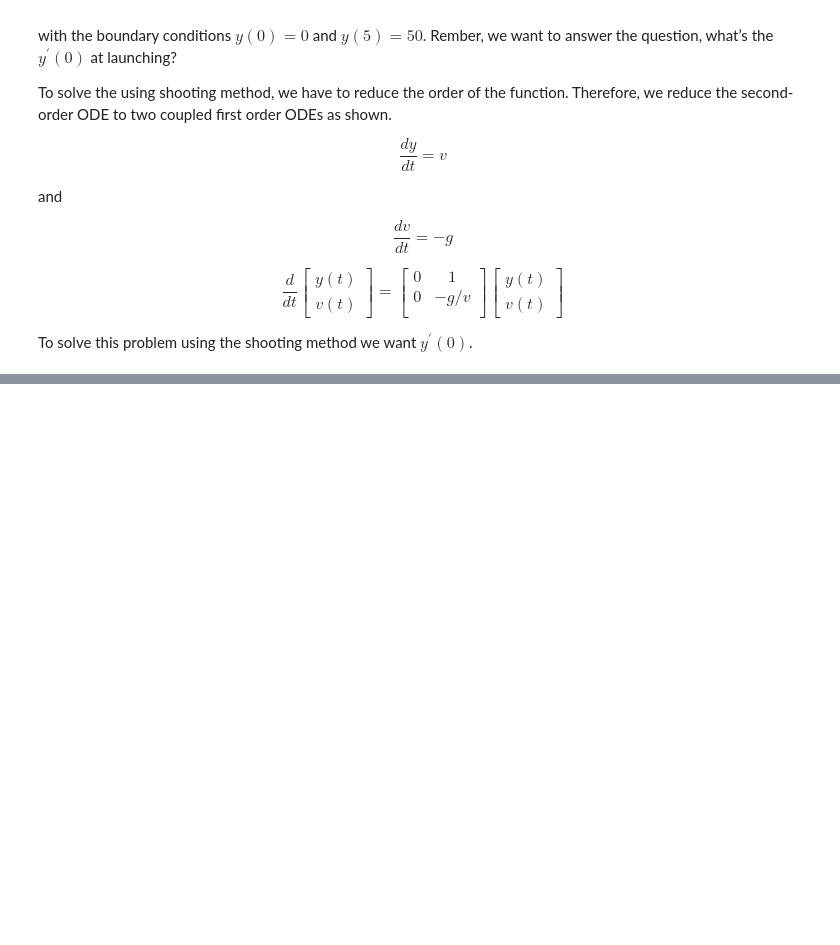
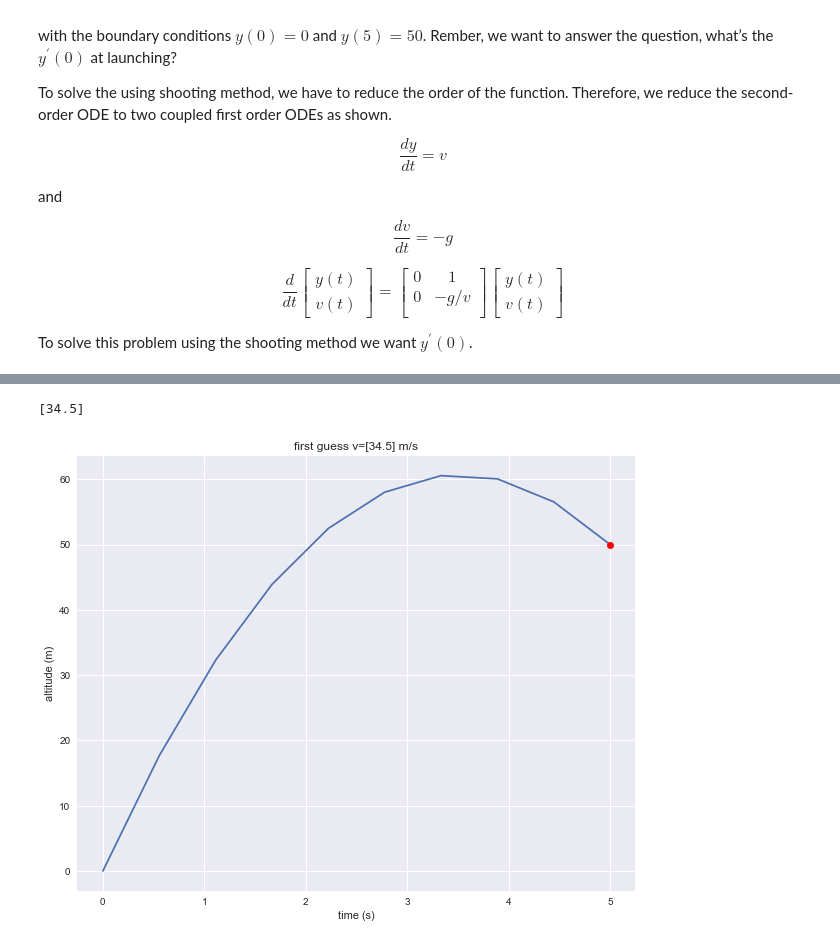
Before and after one commit to shreyaspunacha/Blog-Post-Notebooks, a Jupyter notebook: Shooting-Method-Using-Python.ipynb, the cells around one changed output, grey strips where cells are left out. Drawn from its saved outputs; the diff is of its cells as text; code cells hidden in the pictures; blank space fills up the shorter version.

```diff
--- a/Shooting-Method-Using-Python.ipynb
+++ b/Shooting-Method-Using-Python.ipynb
@@ -88,0 +142,24 @@ To solve this problem using the shooting method we want $y^{'}(0)$.
+# %%
+from scipy.optimize import fsolve
+
+def objective(v0):
+    solution = solve_ivp(f,[0,5],[y0,v0],t_eval=t_eval)
+    y = solution.y[0]
+    return y[-1] - 50
+
+v0[0] = fsolve(objective, 10)
+#print(v0)
+# %% [output]
+[34.5]
+# %%
+solution_3 = solve_ivp(f,[0,5],[y0,v0],t_eval=t_eval)
+
+plt.figure(figsize = (10, 8))
+plt.plot(solution_3.t, solution_3.y[0])
+plt.plot(5, 50, 'ro')
+plt.xlabel('time (s)')
+plt.ylabel('altitude (m)')
+plt.title(f'first guess v={v0} m/s')
+plt.show()
+# %% [output]
+[figure, added]
```
Also changed, not shown: parts of 10 cells of this notebook.
